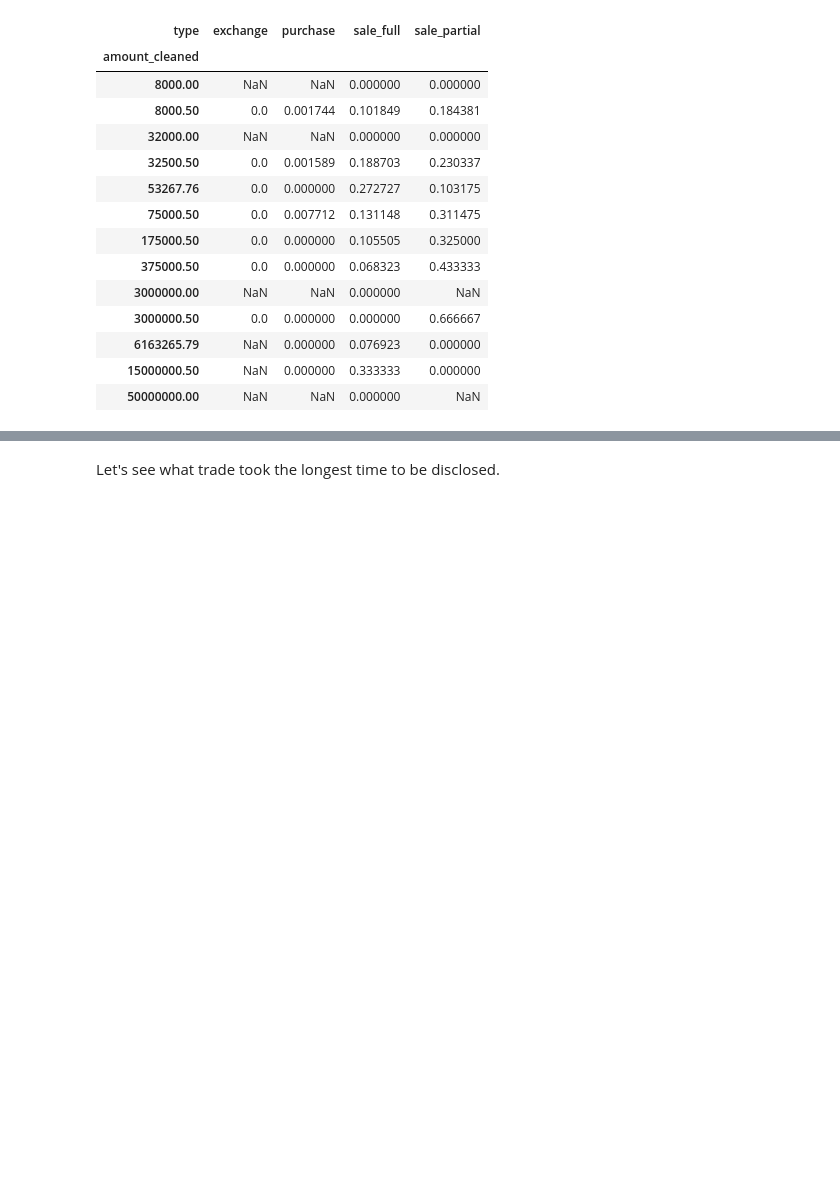
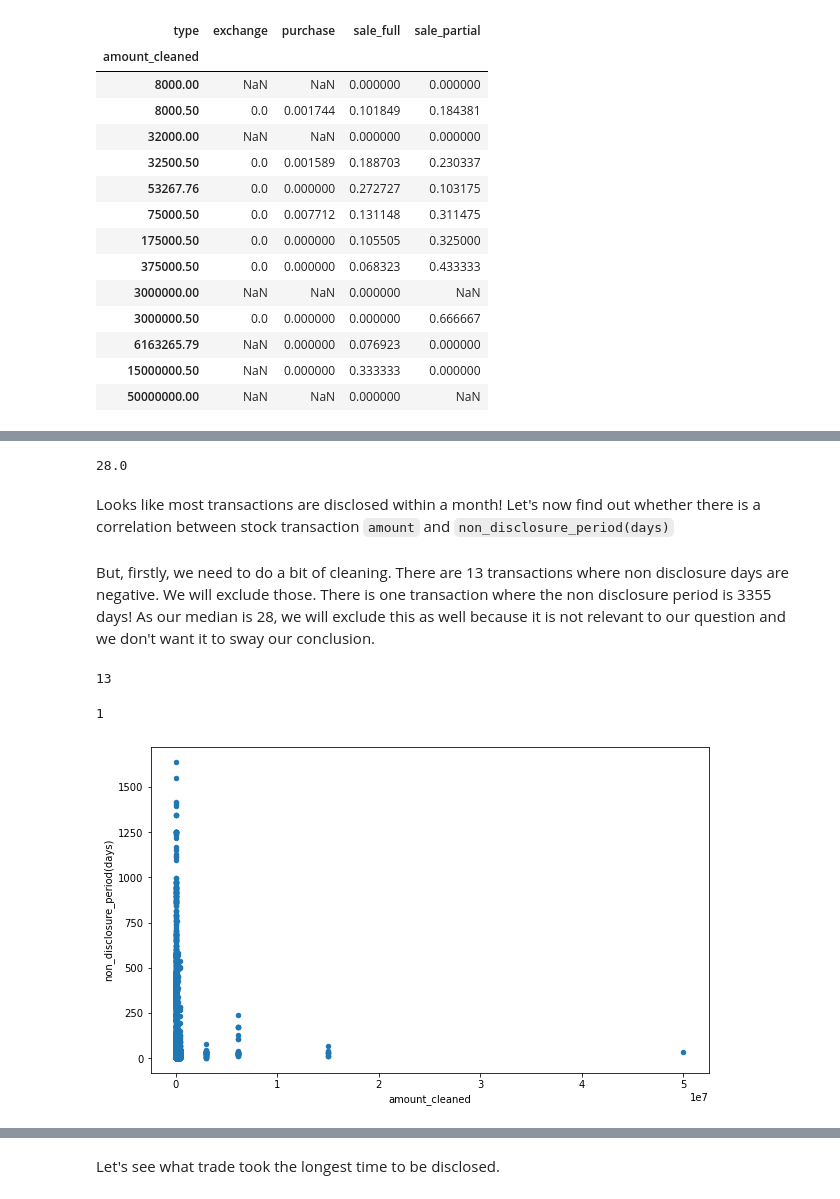
Before and after one commit to tharvipop/sussy-stock-trades, a Jupyter notebook: cleaning_and_eda.ipynb, the cells around one changed output, grey strips where cells are left out. Cells and saved outputs as stored; diff of their text form; code cells hidden in the pictures; blank space fills up the shorter version.

```diff
--- a/cleaning_and_eda.ipynb
+++ b/cleaning_and_eda.ipynb
@@ -384,3 +369,25 @@ df.head()
 | 2 | 2021 | 2021-10-04 | 2021-09-10 | joint | ILPT | Industrial Logistics Properties T... | purchase | ... |
 | 3 | 2021 | 2021-10-04 | 2021-09-28 | joint | PM | Phillip Morris International Inc | purchase | ... |
 | 4 | 2021 | 2021-10-04 | 2021-09-17 | self | BLK | BlackRock Inc | sale_partial | ... |
+# %%
+df['non_disclosure_period(days)'].median()
+# %% [output]
+28.0
+# %% [markdown]
+Looks like most transactions are disclosed within a month! Let's now find out whether there is a correlation between stock transaction `amount` and `non_disclosure_period(days)`
+# %% [markdown]
+But, firstly, we need to do a bit of cleaning.
+There are 13 transactions where non disclosure days are negative. We will exclude those. There is one transaction where the non disclosure period is 3355 days! As our median is 28, we will exclude this as well because it is not relevant to our question and we don't want it to sway our conclusion.
+# %%
+df[df['non_disclosure_period(days)'] < 0].shape[0]
+# %% [output]
+13
+# %%
+df[(df['non_disclosure_period(days)'] > 2000)].shape[0]
+# %% [output]
+1
+# %%
+relevant_non_disclosure_periods = df[(df['non_disclosure_period(days)'] < 2000) & (df['non_disclosure_period(days)'] > 0)][['amount_cleaned', 'non_disclosure_period(days)']]
+relevant_non_disclosure_periods.plot(kind='scatter', x='amount_cleaned', y = 'non_disclosure_period(days)', figsize=(10,6));
+# %% [output]
+[figure, added]
```
Also changed, not shown: parts of 13 cells of this notebook.
